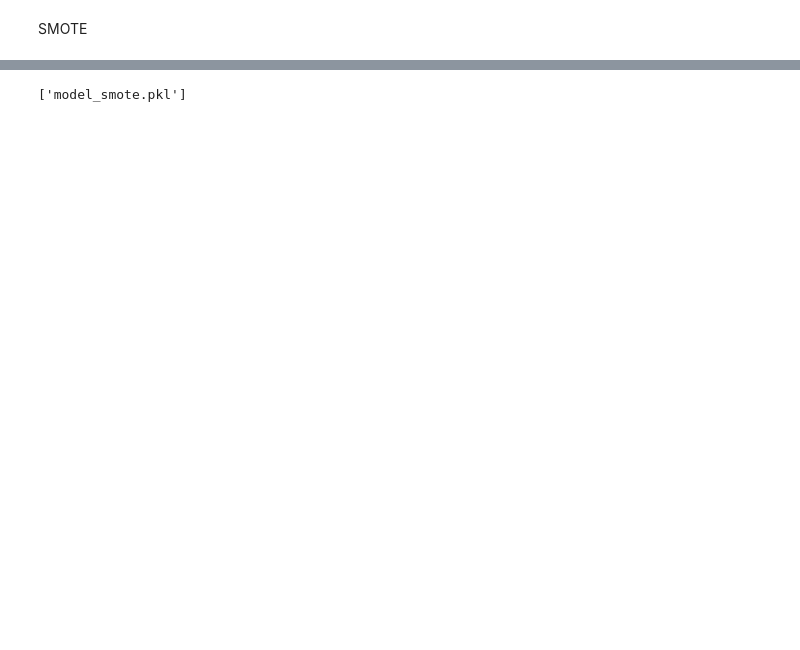
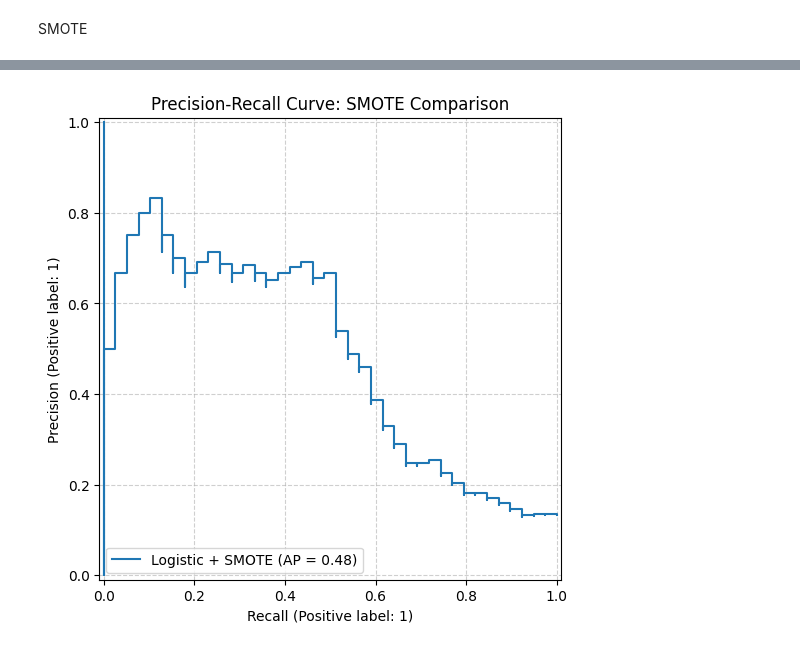
Before and after one commit to codehass/retention-ai-hr-assistant-API, a Jupyter notebook: ml/eda.ipynb, the cells around one changed output, grey strips where cells are left out. Drawn from its saved outputs; the diff is of its cells as text; code cells hidden in the pictures; blank space fills up the shorter version.

```diff
--- a/ml/eda.ipynb
+++ b/ml/eda.ipynb
@@ -428,20 +475,2 @@ plt.show()
 # %% [markdown]
 SMOTE
-# %%
-from ml_pipeline import model_pipeline
-from sklearn.linear_model import LogisticRegression
-from sklearn.metrics import classification_report, confusion_matrix
-
-pipeline = model_pipeline(
-    num_list=numerical_features,
-    cat_list=categorical_features,
-    encoded_list=already_encoded,
-    model=LogisticRegression(max_iter=1000, random_state=42),
-    use_smote=True
-)
-
-pipeline.fit(X_train, y_train)
-y_pred_smote = pipeline.predict(X_test)
-
-print(classification_report(y_test, y_pred_smote))
-print(confusion_matrix(y_test, y_pred_smote))
@@ -518,6 +522,25 @@ print(accuracy, precision, recall, f1)
+# %%
+import matplotlib.pyplot as plt
+from sklearn.metrics import PrecisionRecallDisplay
+
+# Create the plot
+fig, ax = plt.subplots(figsize=(8, 6))
+
+# Plot the SMOTE pipeline
+PrecisionRecallDisplay.from_estimator(
+    best_pipeline,
+    X_test,
+    y_test,
+    ax=ax,
+    name="Logistic + SMOTE"
+)
+
+ax.set_title("Precision-Recall Curve: SMOTE Comparison")
+ax.grid(True, linestyle='--', alpha=0.6)
+plt.show()
+# %% [output]
+[figure, added]
 # %%
-import joblib
+# import joblib
 
-joblib.dump(pipeline, "model_smote.pkl")
+# joblib.dump(pipeline, "model_smote.pkl")
-# %% [output]
-['model_smote.pkl']
```
Also changed, not shown: parts of 12 cells of this notebook, 2 other files.
